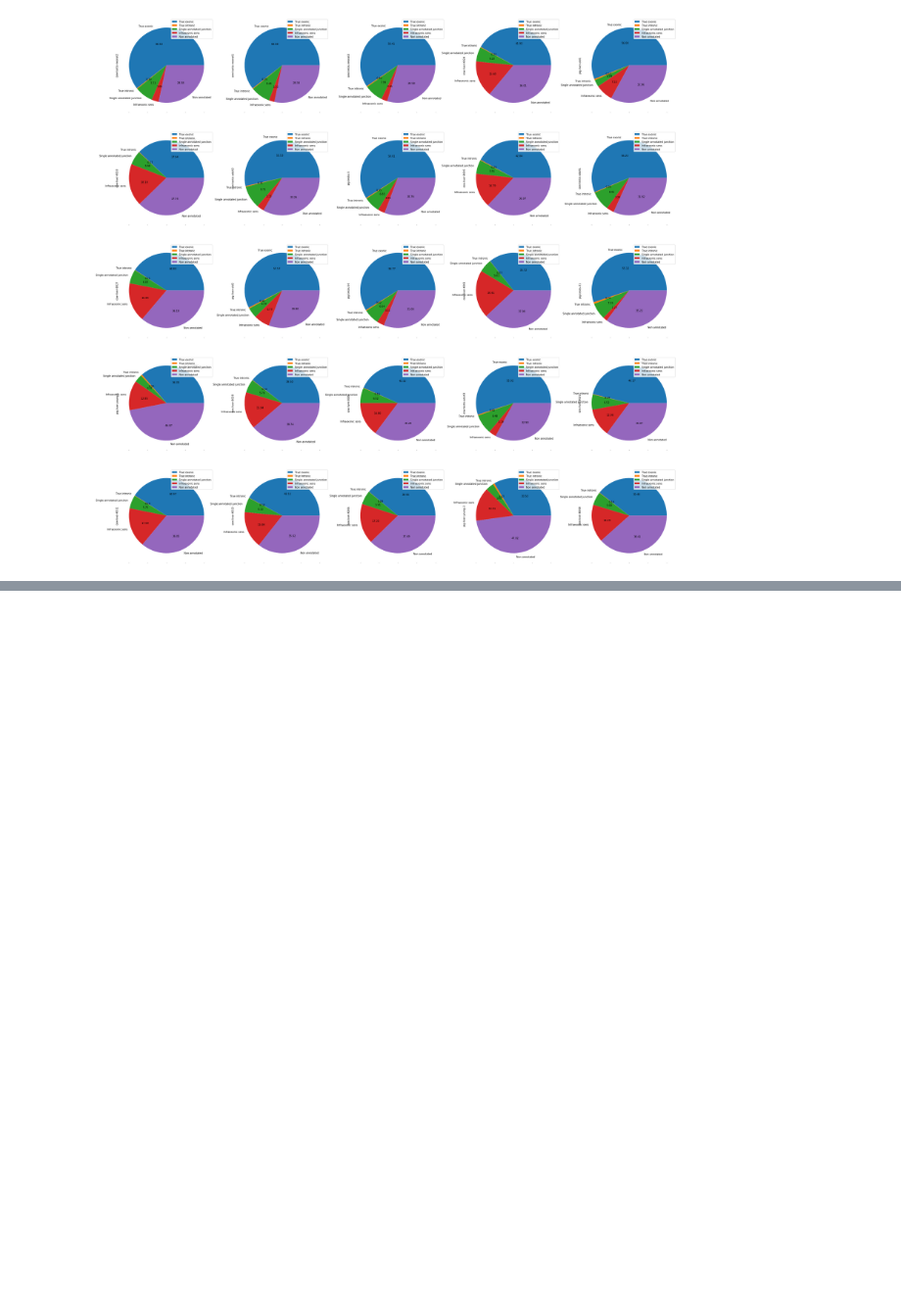
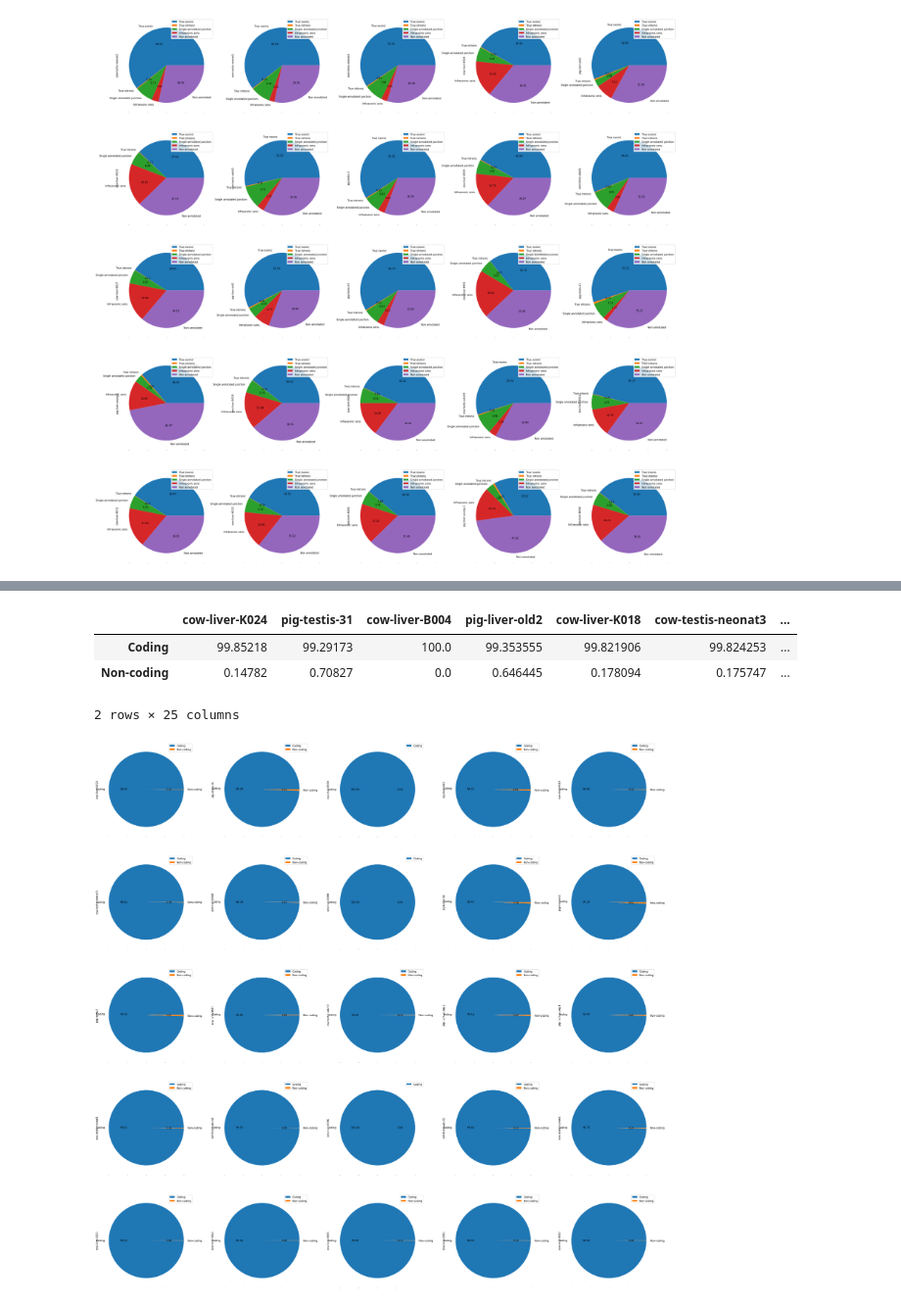
Before and after one commit to GenEpi-GenPhySE/circDetector, a Jupyter notebook: scripts/stats_annotation.ipynb, the cells around one changed output, grey strips where cells are left out. Shown at 98% size. Drawn from its saved outputs; the diff is of its cells as text; code cells hidden in the pictures; blank space fills up the shorter version.

```diff
--- a/scripts/stats_annotation.ipynb
+++ b/scripts/stats_annotation.ipynb
@@ -95,0 +105,16 @@ plot = df2.plot.pie(subplots=True, autopct='%.2f', figsize=(40, 40), layout=(5,5
+# %%
+# Pie:
+df_biotypes["nb_tot"] = df_biotypes["nb_c"] + df_biotypes["nb_nc"]
+df_biotypes["%_c"] = (df_biotypes["nb_c"]*100)/df_biotypes["nb_tot"]
+df_biotypes["%_nc"] = (df_biotypes["nb_nc"]*100)/df_biotypes["nb_tot"]
+
+d = df_biotypes.set_index('sample')[["%_c","%_nc"]].T.to_dict('list')
+df_biotypes_pie = pd.DataFrame(d, index=['Coding', 'Non-coding'])
+display(df_biotypes_pie.head(5))
+plot = df_biotypes_pie.plot.pie(subplots=True, autopct='%.2f', figsize=(40, 40), layout=(5,5));
+# %% [output]
+|  | cow-liver-K024 | pig-testis-31 | cow-liver-B004 | pig-liver-old2 | cow-liver-K018 | cow-testis-neonat3 | ... |
+| Coding | 99.85218 | 99.29173 | 100.0 | 99.353555 | 99.821906 | 99.824253 | ... |
+| Non-coding | 0.14782 | 0.70827 | 0.0 | 0.646445 | 0.178094 | 0.175747 | ... |
+2 rows × 25 columns
+[figure, added]
```
Also changed, not shown: parts of 4 cells of this notebook.
